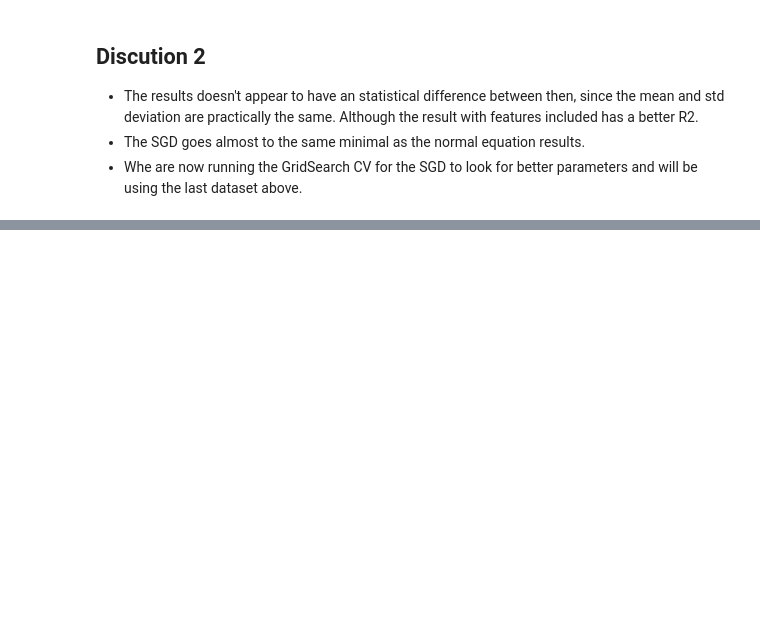
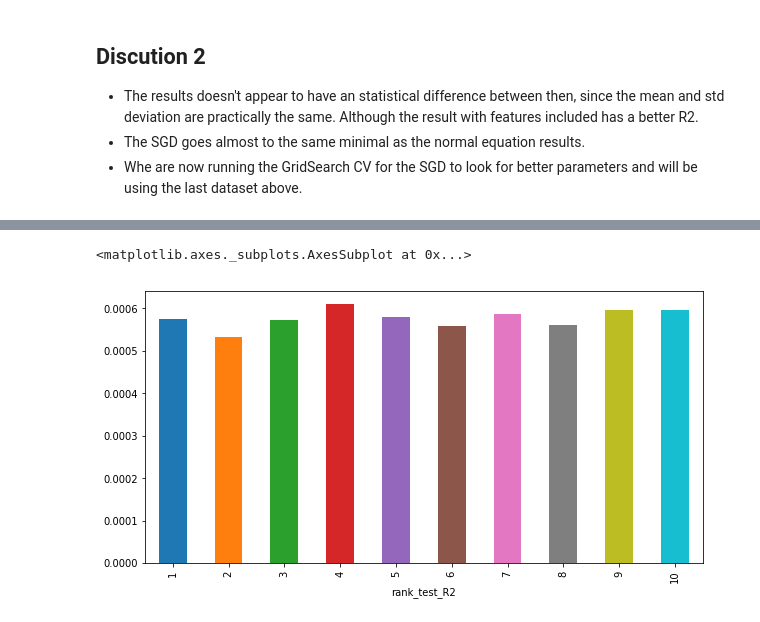
Before and after one commit to wanermiranda/LinearRegression, a Jupyter notebook: notebooks/Experiments - Round 2.ipynb, the cells around one changed output, grey strips where cells are left out. Drawn from its saved outputs; the diff is of its cells as text; code cells hidden in the pictures; blank space fills up the shorter version.

```diff
--- a/notebooks/Experiments - Round 2.ipynb
+++ b/notebooks/Experiments - Round 2.ipynb
@@ -125,0 +212,6 @@ Fitting 5 folds for each of 27 candidates, totalling 135 fits
+# %%
+plt.figure(figsize=(10,5))
+top10.std_test_R2.plot.bar()
+# %% [output]
+<matplotlib.axes._subplots.AxesSubplot at 0x...>
+[figure, added]
```
Also changed, not shown: parts of 27 cells of this notebook, 4 other files.
